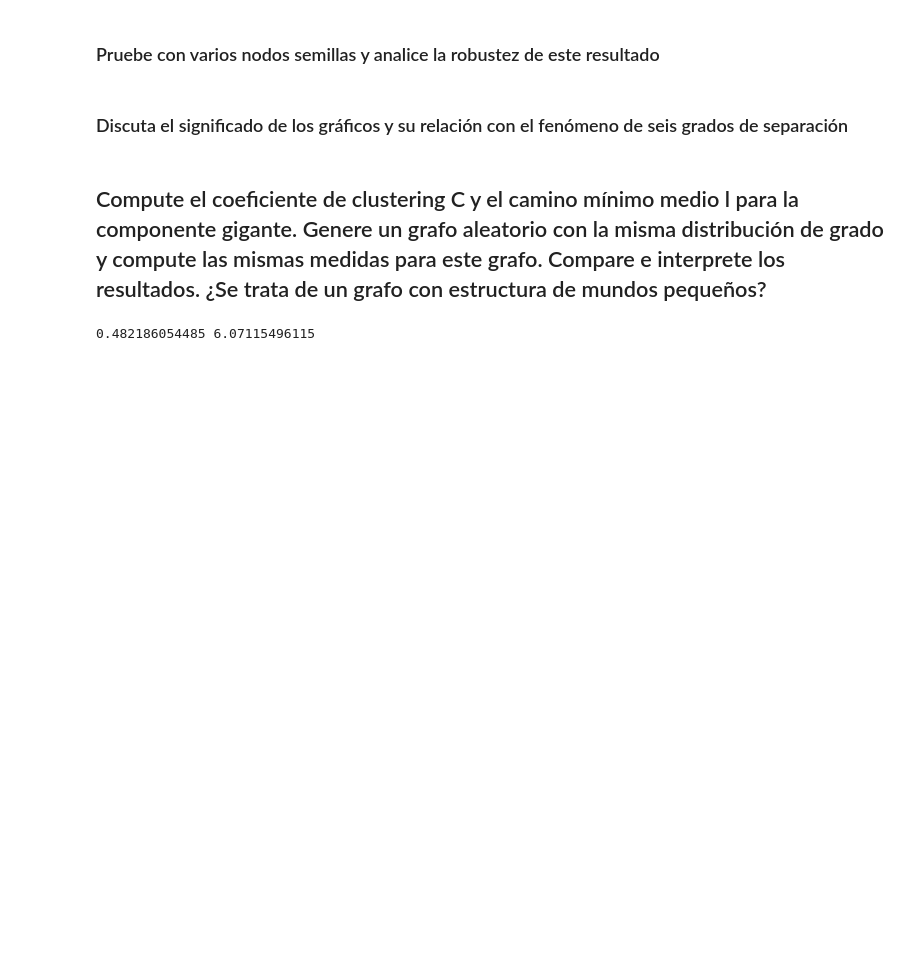
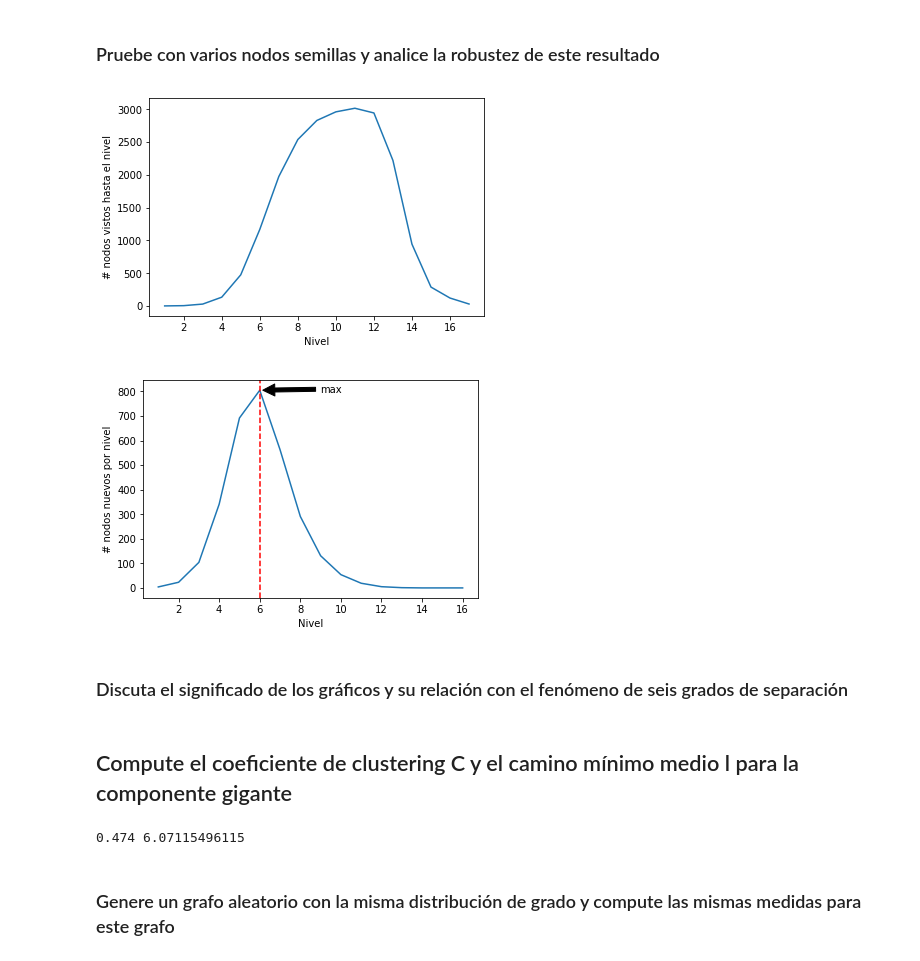
Before and after one commit to santiago-mb/data-science, a Jupyter notebook: wip/tp4/tp4.ipynb, the cells around one changed output. Saved outputs shown, nothing was run; the diff lists cells and outputs as text; code cells hidden in the pictures; blank space fills up the shorter version.

```diff
--- a/wip/tp4/tp4.ipynb
+++ b/wip/tp4/tp4.ipynb
@@ -144,14 +144,67 @@ plt.show()
 # %% [markdown]
 ### Pruebe con varios nodos semillas y analice la robustez de este resultado
+# %%
+acum_new_nodes = []
+sum_new_nodes_per_level = []
+trials = 200
+for _ in range(trials):
+    trial_acum_new_nodes = [1]
+    new_nodes_per_level = []
+
+    random_node = random.choice(list(max_component.nodes()))
+    visited = { random_node }
+    current_level_nodes = { random_node }
+    next_level_nodes = set()
+
+    while current_level_nodes:
+        for node in current_level_nodes:
+            neighbors = max_component.neighbors(node)
+            for neighbor in neighbors:
+                if neighbor not in visited:
+                    visited.add(neighbor)
+                    next_level_nodes.add(neighbor)
+
+        new_nodes_per_level.append(len(next_level_nodes))
+        trial_acum_new_nodes.append(trial_acum_new_nodes[-1] + len(next_level_nodes))
+        current_level_nodes = next_level_nodes
+        next_level_nodes = set()
+
+    sum_new_nodes_per_level = [sum(n) for n in izip_longest(sum_new_nodes_per_level, new_nodes_per_level, fillvalue=0)]
+    acum_new_nodes = [sum(n) for n in izip_longest(acum_new_nodes, trial_acum_new_nodes, fillvalue=0)]
+
+mean_new_nodes_per_level = list(map(lambda x: x/trials, sum_new_nodes_per_level))
+mean_acum_new_nodes = list(map(lambda x: x/trials, acum_new_nodes))
+
+plt.plot(list(range(1,len(mean_acum_new_nodes)+1)), mean_acum_new_nodes)
+plt.xlabel('Nivel')
+plt.ylabel('# nodos vistos hasta el nivel')
+plt.show()
+
+plt.plot(list(range(1,len(mean_new_nodes_per_level)+1)), mean_new_nodes_per_level)
+
+max_y = max(mean_new_nodes_per_level)
+max_x = mean_new_nodes_per_level.index(max_y) + 1
+plt.annotate('max', xy=(max_x, max_y), xytext=(max_x + 3, max_y * 0.99),
+            arrowprops=dict(facecolor='black', shrink=0.05))
+plt.axvline(x=max_x, color='red', linestyle='--')
+plt.xlabel('Nivel')
+plt.ylabel('# nodos nuevos por nivel')
+
+plt.show()
+# %% [output]
+[figure, added]
+[figure, added]
 # %% [markdown]
 ### Discuta el significado de los gráficos y su relación con el fenómeno de seis grados de separación
+# %% [markdown]
+## Compute el coeficiente de clustering C y el camino mínimo medio l para la componente gigante
+# %%
+avg_clustering = approximation.clustering_coefficient.average_clustering(max_component)
+
+avg_shortest_path = nx.algorithms.shortest_paths.generic.average_shortest_path_length(max_component)
+
+print avg_clustering, avg_shortest_path
+# %% [output]
+0.474 6.07115496115
 # %% [markdown]
-## Compute el coeficiente de clustering C y el camino mínimo medio l para la componente gigante. Genere un grafo aleatorio con la misma distribución de grado y compute las mismas medidas para este grafo. Compare e interprete los resultados. ¿Se trata de un grafo con estructura de mundos pequeños?
+### Genere un grafo aleatorio con la misma distribución de grado y compute las mismas medidas para este grafo
-# %%
-clustering = nx.algorithms.cluster.clustering(max_component)
-avg_clustering = np.mean([clustering[k] for k in clustering])
-avg_shortest_path = nx.algorithms.shortest_paths.generic.average_shortest_path_length(max_component)
-
-print avg_clustering, avg_shortest_path
-# %% [output]
-0.482186054485 6.07115496115
```
Also changed, not shown: parts of 21 cells of this notebook.
